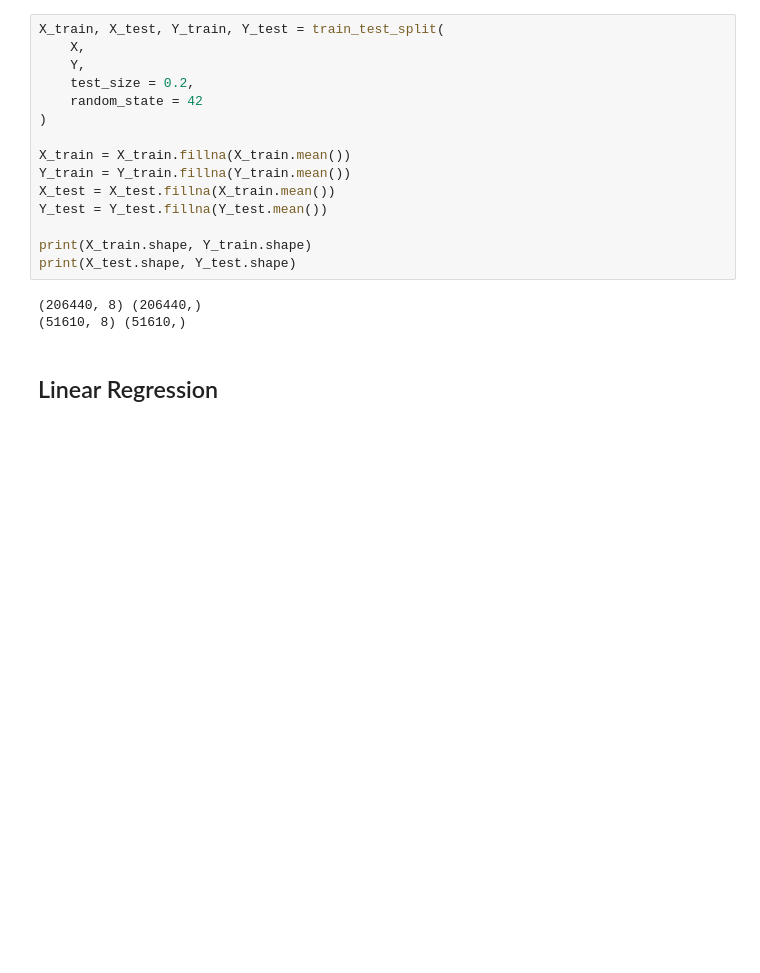
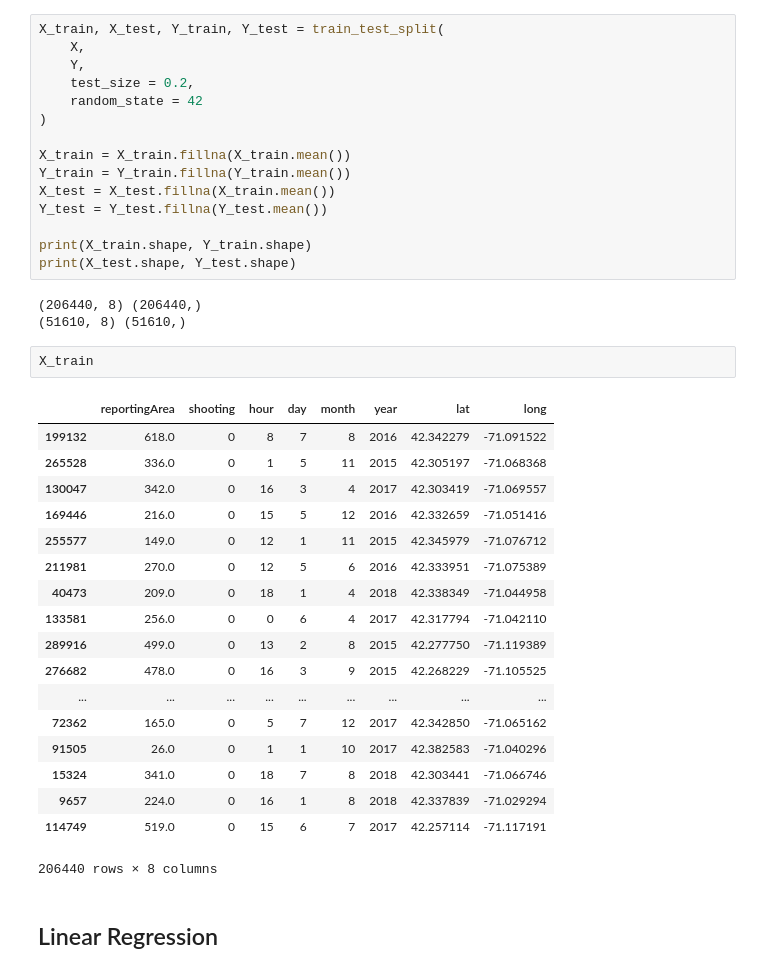
Before and after one commit to yizheshexin/cs542_final_project, a Jupyter notebook: Boston_Crime_ML.ipynb, the cells around one changed output. Drawn from its saved outputs; the diff is of its cells as text; blank space fills up the shorter version.

```diff
--- a/Boston_Crime_ML.ipynb
+++ b/Boston_Crime_ML.ipynb
@@ -335,6 +335,27 @@ print(X_test.shape, Y_test.shape)
 # %% [output]
 (206440, 8) (206440,)
 (51610, 8) (51610,)
+# %%
+X_train
+# %% [output]
+|  | reportingArea | shooting | hour | day | month | year | lat | long |
+| 199132 | 618.0 | 0 | 8 | 7 | 8 | 2016 | 42.342279 | -71.091522 |
+| 265528 | 336.0 | 0 | 1 | 5 | 11 | 2015 | 42.305197 | -71.068368 |
+| 130047 | 342.0 | 0 | 16 | 3 | 4 | 2017 | 42.303419 | -71.069557 |
+| 169446 | 216.0 | 0 | 15 | 5 | 12 | 2016 | 42.332659 | -71.051416 |
+| 255577 | 149.0 | 0 | 12 | 1 | 11 | 2015 | 42.345979 | -71.076712 |
+| 211981 | 270.0 | 0 | 12 | 5 | 6 | 2016 | 42.333951 | -71.075389 |
+| 40473 | 209.0 | 0 | 18 | 1 | 4 | 2018 | 42.338349 | -71.044958 |
+| 133581 | 256.0 | 0 | 0 | 6 | 4 | 2017 | 42.317794 | -71.042110 |
+| 289916 | 499.0 | 0 | 13 | 2 | 8 | 2015 | 42.277750 | -71.119389 |
+| 276682 | 478.0 | 0 | 16 | 3 | 9 | 2015 | 42.268229 | -71.105525 |
+| ... | ... | ... | ... | ... | ... | ... | ... | ... |
+| 72362 | 165.0 | 0 | 5 | 7 | 12 | 2017 | 42.342850 | -71.065162 |
+| 91505 | 26.0 | 0 | 1 | 1 | 10 | 2017 | 42.382583 | -71.040296 |
+| 15324 | 341.0 | 0 | 18 | 7 | 8 | 2018 | 42.303441 | -71.066746 |
+| 9657 | 224.0 | 0 | 16 | 1 | 8 | 2018 | 42.337839 | -71.029294 |
+| 114749 | 519.0 | 0 | 15 | 6 | 7 | 2017 | 42.257114 | -71.117191 |
+206440 rows × 8 columns
 # %% [markdown]
 ## Linear Regression
 # %%
```
Also changed, not shown: parts of 10 cells of this notebook, 1 other file.
